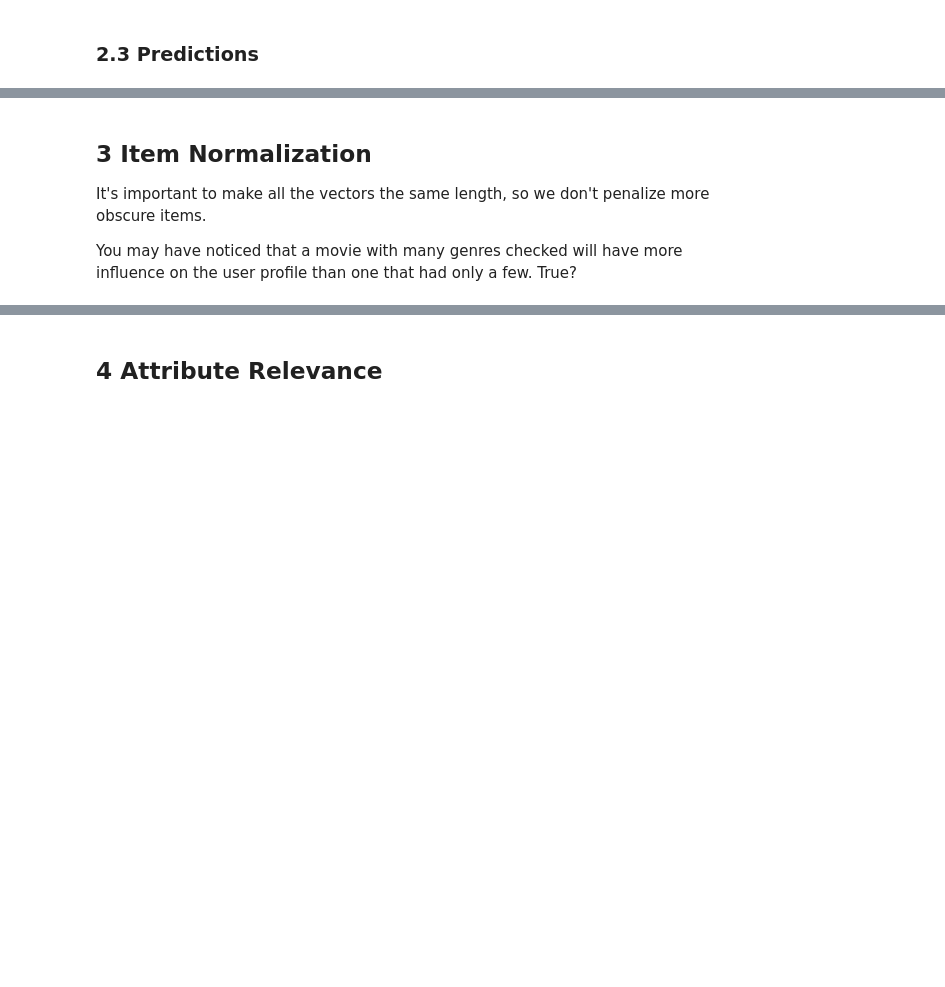
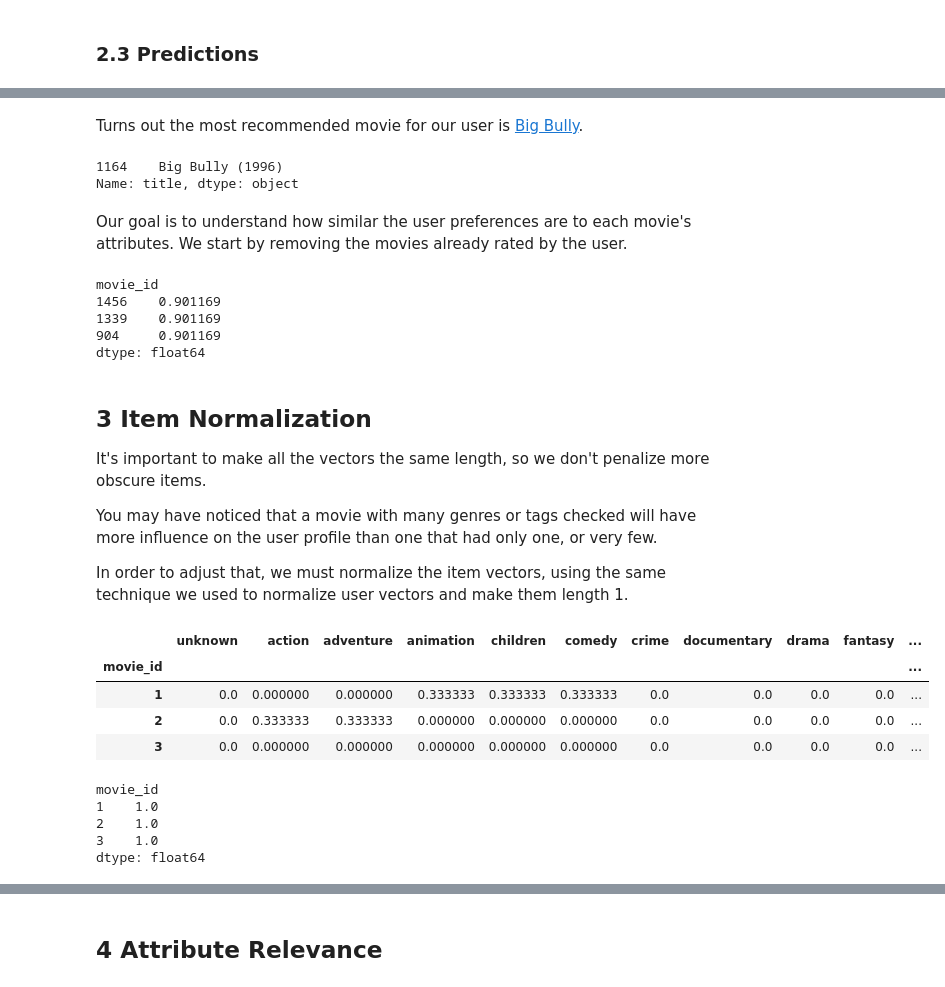
Before and after one commit to LDSSA/hackathon-4-learning, a Jupyter notebook: src/notebooks/content-based-recommenders.ipynb, the cells around one changed output, grey strips where cells are left out. Saved outputs shown, nothing was run; the diff lists cells and outputs as text; code cells hidden in the pictures; blank space fills up the shorter version.

Commit message:
Add item normalization on content-based recommenders

```diff
--- a/src/notebooks/content-based-recommenders.ipynb
+++ b/src/notebooks/content-based-recommenders.ipynb
@@ -87,5 +87,5 @@ def make_ratings_data():
     return ratings_clean
 
 
-ratings, users = make_data()
+items, ratings = make_data()
 # %% [markdown]
@@ -303,20 +330,55 @@ user_profiles = make_user_profiles(users, items)
+# %% [markdown]
+Turns out the most recommended movie for our user is [Big Bully](http://www.imdb.com/title/tt0115676/).
+# %%
+items[items.movie_id == predictions.index[0]].title
+# %% [output]
+1164    Big Bully (1996)
+Name: title, dtype: object
+# %% [markdown]
+Our goal is to understand how similar the user preferences are to each movie's attributes. We start by removing the movies already rated by the user.
 # %%
 def make_predictions(user_profiles, items, user_id):
-
     user = user_profiles.loc[user_id]
-    corr = items.apply(lambda x: x.corr(user), axis=1)
-    corr = corr.sort_values(ascending=False)
-
-    return corr
+    items_rated = ratings[ratings.user_id == user_id].movie_id
+    items_unseen = items.drop(items_rated)
+    items_unseen = items_unseen.drop(['title'], axis=1).set_index('movie_id')
+    predictions = items_unseen.apply(lambda x: x.corr(user), axis=1)
+    predictions = predictions.sort_values(ascending=False)
+    return predictions
 
 
-items_indexed = items.drop(['movie_title'], axis=1).set_index('movie_id')
-make_predictions(user_profiles, items_indexed, user_id=92).head(n=5)
+make_predictions(user_profiles, items, user_id=1).head(n=3)
+# %% [output]
+movie_id
+1456    0.901169
+1339    0.901169
+904     0.901169
+dtype: float64
 # %% [markdown]
 ## 3 Item Normalization
 
 It's important to make all the vectors the same length, so we don't penalize more obscure items.
 
-You may have noticed that a movie with many genres checked will have more influence on the user profile than one that had only a few. True?
+You may have noticed that a movie with many genres or tags checked will have more influence on the user profile than one that had only one, or very few.
+
+In order to adjust that, we must normalize the item vectors, using the same technique we used to normalize user vectors and make them length 1.
+# %%
+items_normalized = items.drop(['title'], axis=1).set_index('movie_id')
+items_normalized = items_normalized.divide(items_normalized.sum(axis=1), axis=0)
+items_normalized.head(n=3)
+# %% [output]
+|  | unknown | action | adventure | animation | children | comedy | crime | documentary | drama | fantasy | ... |
+| movie_id |  |  |  |  |  |  |  |  |  |  | ... |
+| 1 | 0.0 | 0.000000 | 0.000000 | 0.333333 | 0.333333 | 0.333333 | 0.0 | 0.0 | 0.0 | 0.0 | ... |
+| 2 | 0.0 | 0.333333 | 0.333333 | 0.000000 | 0.000000 | 0.000000 | 0.0 | 0.0 | 0.0 | 0.0 | ... |
+| 3 | 0.0 | 0.000000 | 0.000000 | 0.000000 | 0.000000 | 0.000000 | 0.0 | 0.0 | 0.0 | 0.0 | ... |
+# %%
+items_normalized.head(n=3).sum(axis=1)
+# %% [output]
+movie_id
+1    1.0
+2    1.0
+3    1.0
+dtype: float64
 # %%
 def normalize_item_vectors(items):
```
Also changed, not shown: parts of 20 cells of this notebook.
